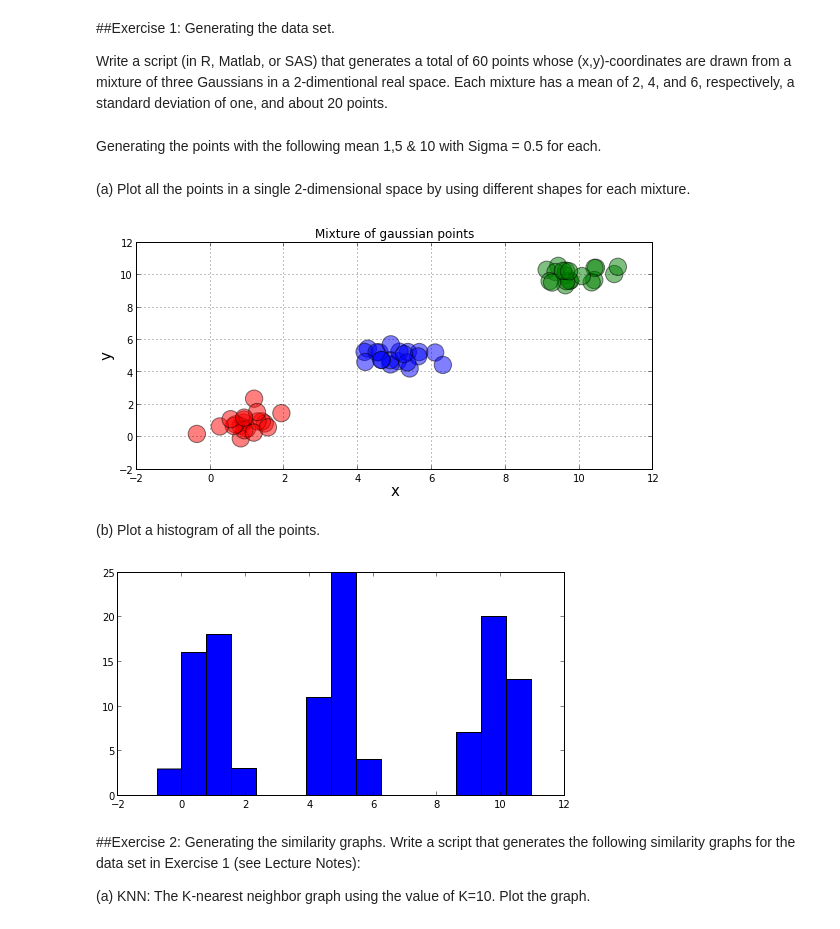
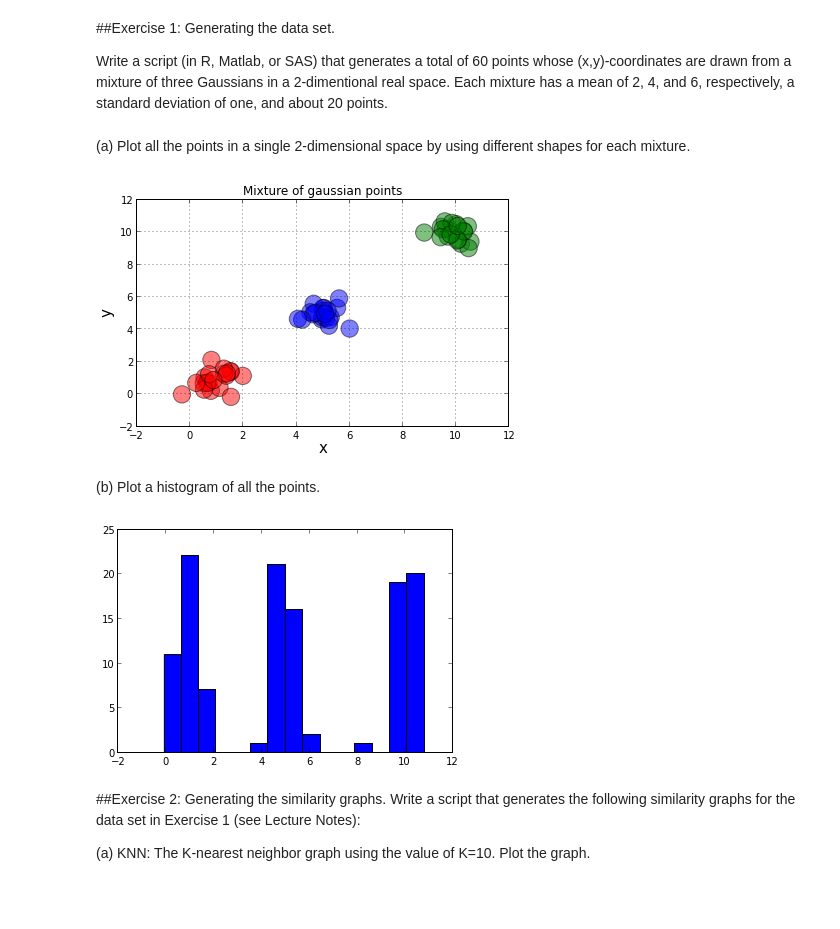
Before and after one commit to sagarjauhari/graph_mining, a Jupyter notebook: Graph Data Mining - L2.ipynb, the cells around one changed output. Cells and saved outputs as stored; diff of their text form; code cells hidden in the pictures; blank space fills up the shorter version.

Commit message:
Updated graphs

```diff
--- a/Graph Data Mining - L2.ipynb
+++ b/Graph Data Mining - L2.ipynb
@@ -20,19 +20,20 @@ from scipy.cluster.vq import *
 import matplotlib.pylab as pylab
 from IPython.display import Image
 
-pylab.rcParams['figure.figsize'] = 8, 4
+pylab.rcParams['figure.figsize'] = 6, 4
 
 
 def gen_rand_gaus():
     n = []
     for i in xrange(0,20):
-        n.append([round(random.gauss(1,0.5),3), round(random.gauss(1, 0.5),3),0])
-        n.append([round(random.gauss(5,0.5),3), round(random.gauss(5, 0.5),3),1])
-        n.append([round(random.gauss(10,0.5),3),round(random.gauss(10,0.5),3),2])
+        n.append([round(random.gauss(1, 0.5),3),
+                  round(random.gauss(1, 0.5),3),0])
+        n.append([round(random.gauss(5, 0.5),3),
+                  round(random.gauss(5, 0.5),3),1])
+        n.append([round(random.gauss(10, 0.5),3),
+                  round(random.gauss(10, 0.5),3),2])
     n = [[i]+n[i] for i in range(0,60)]
     return n
-# %% [markdown]
-Generating the points with the following mean 1,5 & 10 with Sigma = 0.5 for each.
 # %% [markdown]
 (a) Plot all the points in a single 2-dimensional space by using different shapes for each mixture.
 # %%
@@ -40,44 +41,48 @@ n = gen_rand_gaus()
 colors = ["red","blue","green"]
 
 def plot_pts(n, marker_idx=None):
     fig, ax = plt.subplots()
 
     x = [i[1] for i in n]
     y = [i[2] for i in n]
     z = [i[3] for i in n]
 
     markers = ['o','s','p','*', 'x']
 
     if marker_idx == None:
-        ax.scatter(x, y, c=[colors[i] for i in z], s=300, alpha=0.5)
+        ax.scatter(x, y, c=[colors[i] for i in z],
+            s=300, alpha=0.5)
     else:
         for r in range(0,3):
-            idx = [i for i in range(0,len(marker_idx)) if marker_idx[i]==r]
+            idx = [i for i in range(0,
+                len(marker_idx)) if marker_idx[i]==r]
             x_i = [x[i] for i in idx]
             y_i = [y[i] for i in idx]
             z_i = [z[i] for i in idx]
             print idx
-            ax.scatter(x_i, y_i, c=[colors[i] for i in z_i], s=300, alpha=0.5, marker=markers[r], label = 'Cluster'+str(r))
+            ax.scatter(x_i, y_i, c=[colors[i] for i in z_i],
+                s=300, alpha=0.5, marker=markers[r],
+                label = 'Cluster'+str(r))
 
     ax.set_xlabel('x', fontsize=15)
     ax.set_ylabel('y', fontsize=15)
     ax.set_title('Mixture of gaussian points')
 
     ax.grid(True)
     fig.tight_layout()
     legend(loc='upper left')
     plt.show()
 
 plot_pts(n)
 # %% [output]
-[figure, old version]
+[figure, new version]
 # %% [markdown]
 (b) Plot a histogram of all the points.
 # %%
 coords = [i[1] for i in n] + [i[2] for i in n]
 a = hist(coords, 15)
 # %% [output]
-[figure, old version]
+[figure, new version]
 # %% [markdown]
 ##Exercise 2: Generating the similarity graphs.
 Write a script that generates the following similarity graphs for the data set in Exercise 1 (see Lecture Notes):
```
Also changed, not shown: parts of 16 cells of this notebook.
